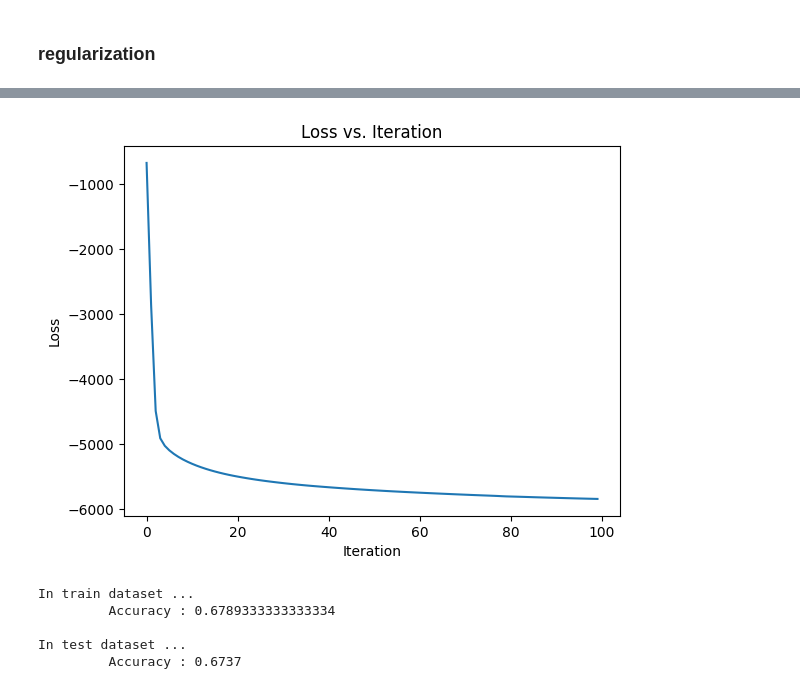
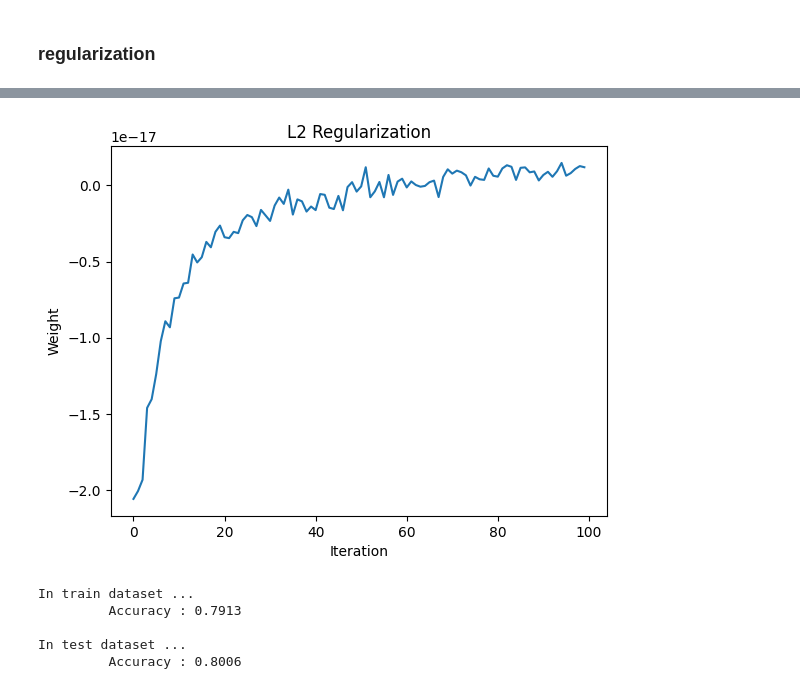
Before and after one commit to YangDongJae/ML, a Jupyter notebook: KOREATECH/assign04/assign04.ipynb, the cells around one changed output, grey strips where cells are left out. Saved outputs shown, nothing was run; the diff lists cells and outputs as text; code cells hidden in the pictures.

```diff
--- a/KOREATECH/assign04/assign04.ipynb
+++ b/KOREATECH/assign04/assign04.ipynb
@@ -142,6 +142,7 @@ def train_MLP(config) :
 
     iter_lst = list()
     loss_lst = list()
+    Non_weight_lsit = list()
 
     for iter in range(num_epoch) :
         # forward
@@ -163,6 +164,7 @@ def train_MLP(config) :
 
         # backward
         dL = softmax_with_CE.backward()
+        Non_weight_lsit.append(np.sum(dL))
         dL = layer2.backward(dL, lr)
         dL = relu.backward(dL)
         dL = layer1.backward(dL, lr)
@@ -173,11 +175,11 @@ def train_MLP(config) :
     model['layer2'] = layer2
     model['softmax_with_CE'] = softmax_with_CE
 
-    return model,iter_lst, loss_lst
+    return model,iter_lst, loss_lst,Non_weight_lsit
 # %%
 config = { 'learning_rate' : 0.1,
-            'num_epoch' : 1
+            'num_epoch' : 100
           }
 
-model,iter_lst, loss_lst = train_MLP(config)
+model,iter_lst, loss_lst,Non_weight_lsit = train_MLP(config)
 # %% [output]
@@ -315,6 +332,7 @@ def train_MLP(config) :
 
         # backward
         dL = softmax_with_CE.backward()
+        weight_list.append(np.sum(dL))
         dL = layer2.backward(dL, lr)
         dL = relu.backward(dL)
         dL = layer1.backward(dL,lr)
@@ -363,11 +389,11 @@ plt.show()
 # %%
-plt.plot(iter_lst, weight_list)
-plt.title("Loss vs. Iteration")
+plt.plot(weight_list)
+plt.title("L2 Regularization")
 plt.xlabel("Iteration")
-plt.ylabel("Loss")
+plt.ylabel("Weight")
 plt.show()
 # %% [output]
-[figure, old version]
+[figure, new version]
 # %%
 def eval(model, train_version = True) :
     if train_version :
@@ -394,7 +420,7 @@ print('\t Accuracy :', eval(model, train_version=False))
 print()
 # %% [output]
 In train dataset ...
-         Accuracy : 0.6789333333333334
+         Accuracy : 0.7913
 
 In test dataset ...
-         Accuracy : 0.6737
+         Accuracy : 0.8006
```
Also changed, not shown: parts of 6 cells of this notebook, 3 other files.
